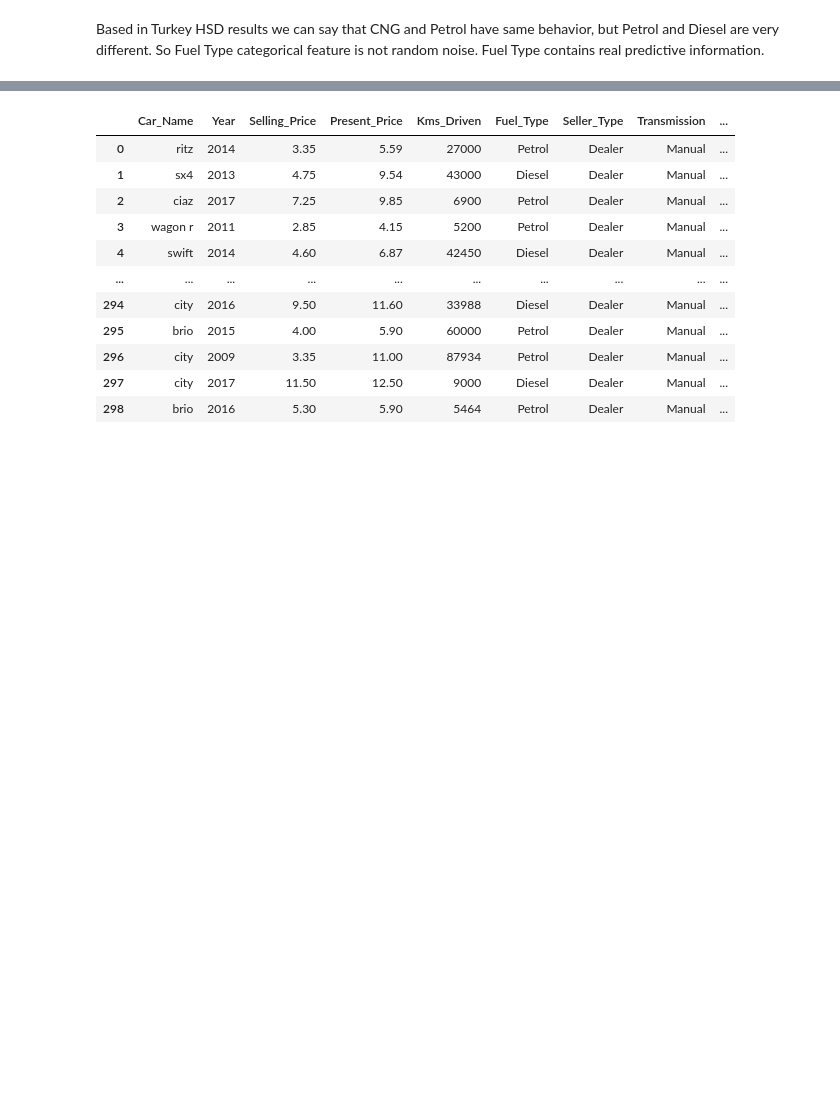
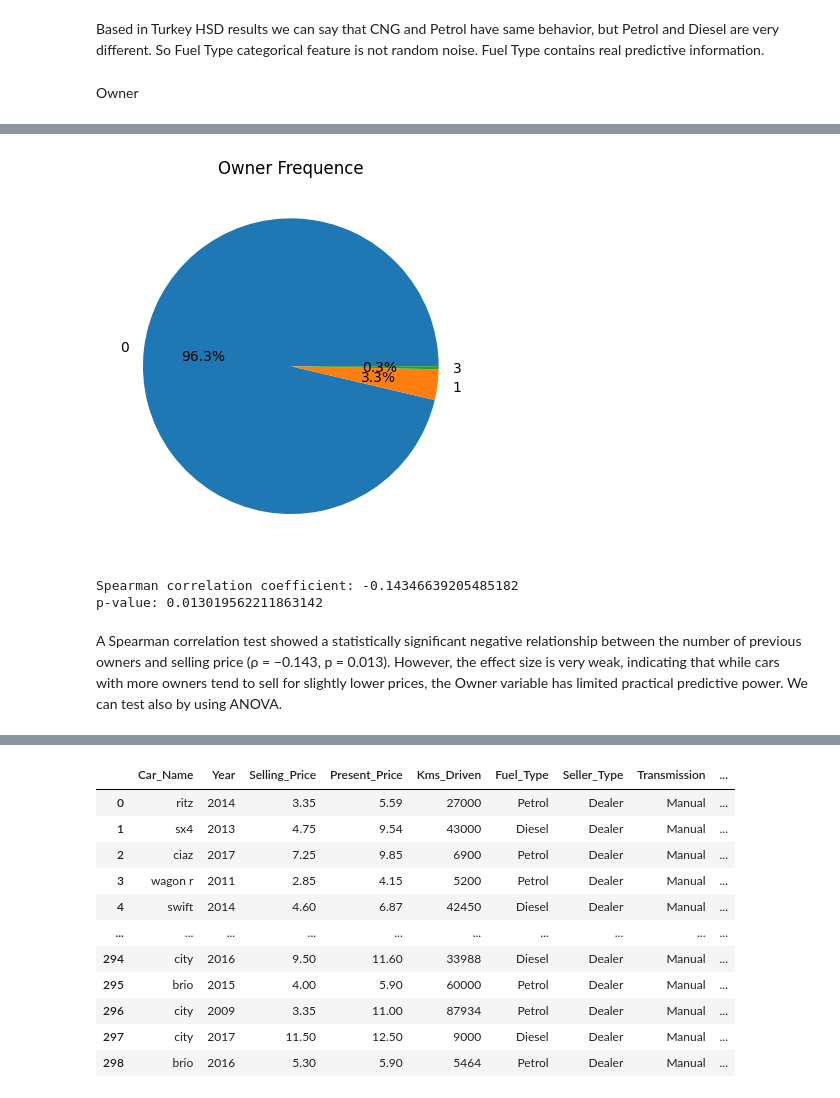
Before and after one commit to AichaELMouta/Car_Price_Prediction, a Jupyter notebook: car_price_prediction.ipynb, the cells around one changed output, grey strips where cells are left out. Cells and saved outputs as stored; diff of their text form; code cells hidden in the pictures; blank space fills up the shorter version.

```diff
--- a/car_price_prediction.ipynb
+++ b/car_price_prediction.ipynb
@@ -371,7 +371,27 @@ Diesel Petrol  -6.8386    0.0 -8.2859 -5.3912   True
 ----------------------------------------------------
 # %% [markdown]
 Based in Turkey HSD results we can say that CNG and Petrol have same behavior, but Petrol and Diesel are very different. So Fuel Type categorical feature is not random noise. Fuel Type contains real predictive information.
+# %% [markdown]
+Owner
 # %%
 px.histogram(car_data , x = 'Owner' ,  text_auto = '.1f' , title = 'Owner Range')
 # %% [output]
 [interactive output not drawn]
+# %%
+pourcentages = car_data['Owner'].value_counts(normalize=True) * 100
+plt.pie(pourcentages, labels=pourcentages.index,
+        autopct='%1.1f%%')
+plt.title('Owner Frequence')
+plt.show()
+# %% [output]
+[figure, added]
+# %%
+from scipy.stats import spearmanr
+spearman_corr, p_value = spearmanr(car_data['Owner'], car_data['Selling_Price'])
+print('Spearman correlation coefficient:', spearman_corr)
+print('p-value:', p_value)
+# %% [output]
+Spearman correlation coefficient: -0.14346639205485182
+p-value: 0.013019562211863142
+# %% [markdown]
+A Spearman correlation test showed a statistically significant negative relationship between the number of previous owners and selling price (ρ = −0.143, p = 0.013). However, the effect size is very weak, indicating that while cars with more owners tend to sell for slightly lower prices, the Owner variable has limited practical predictive power. We can test also by using ANOVA.
```
Also changed, not shown: parts of 1 cell of this notebook.
